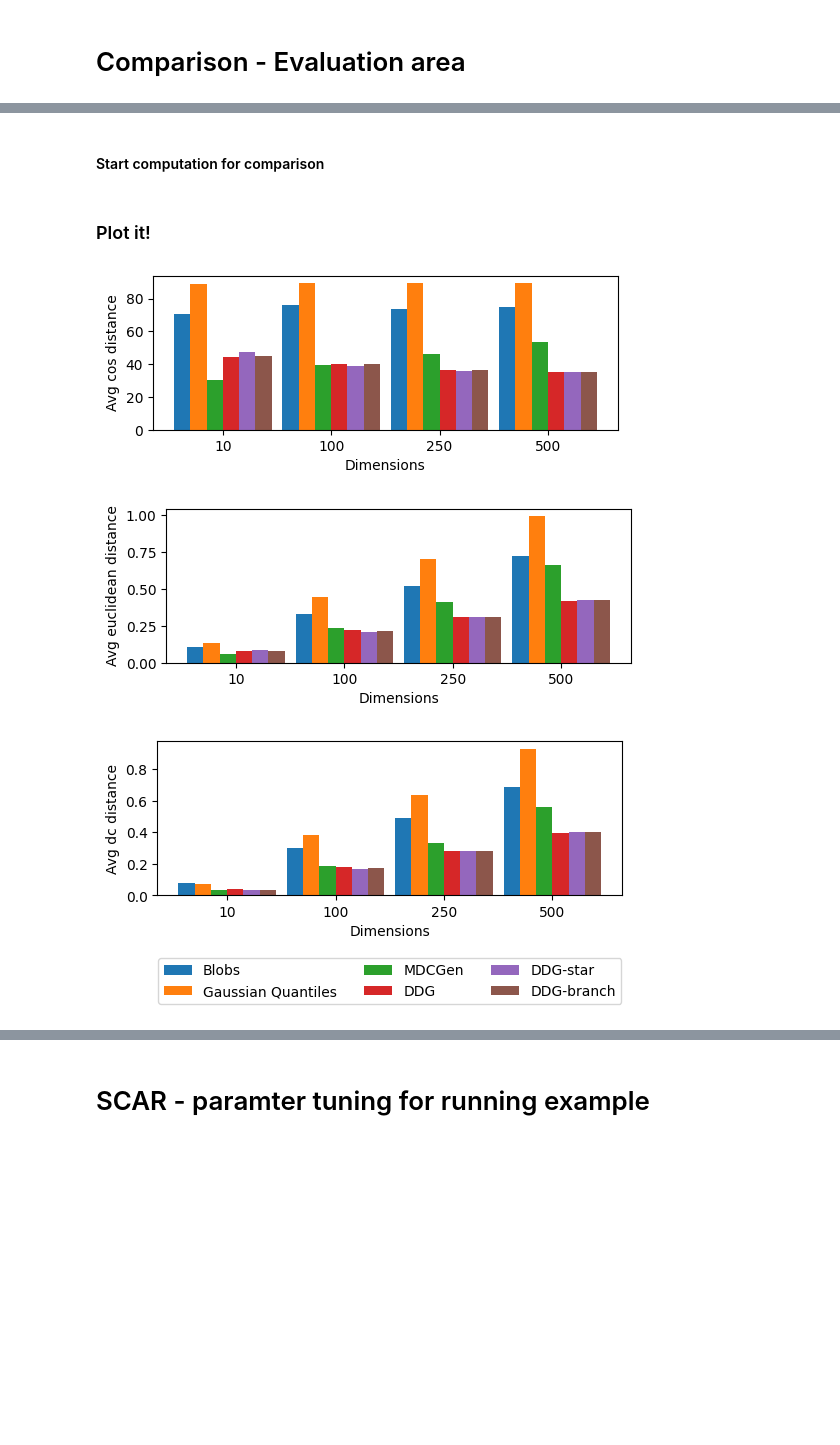
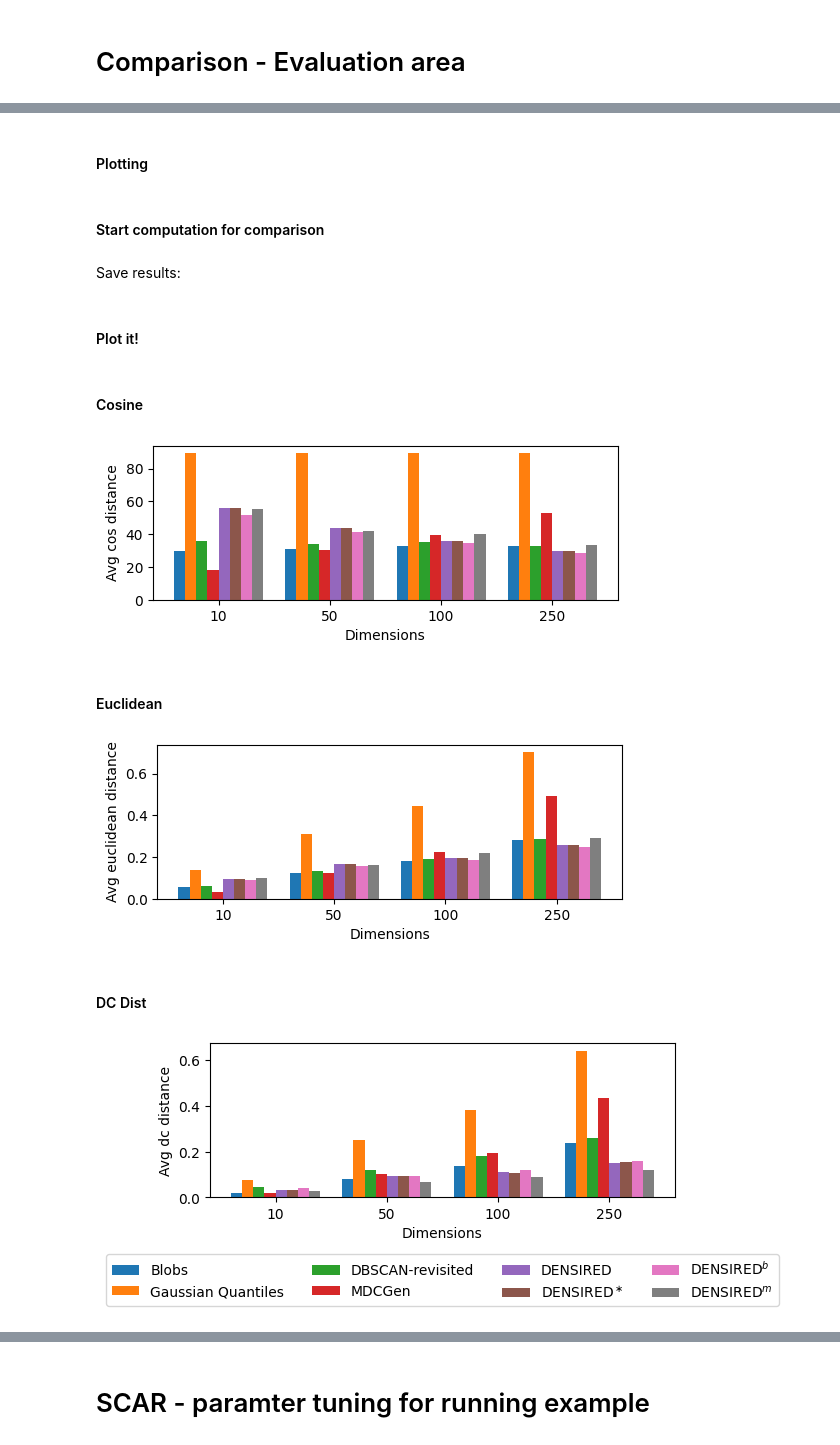
Before and after one commit to PhilJahn/DENSIRED, a Jupyter notebook: SynthDataGenImprovedAnalysis.ipynb, the cells around one changed output, grey strips where cells are left out. Drawn from its saved outputs; the diff is of its cells as text; code cells hidden in the pictures; blank space fills up the shorter version.

```diff
--- a/SynthDataGenImprovedAnalysis.ipynb
+++ b/SynthDataGenImprovedAnalysis.ipynb
@@ -1585,29 +261,38 @@ def compare_generators(x_range=[10, 100, 250, 500], metric="euclidean",
+# %% [markdown]
+#### Plotting
 # %%
 def plot(values_dict, xlabel="Dimensions", ylabel="Avg cos distance",
-         x_range=[10, 100, 250, 500], plot_legend=False, fname="plot.png"):
+         x_range=[10,25, 50, 100], plot_legend=False, fname="plot.png"):
 
     no_entries = len(list(values_dict.values())[0])
     fig = plt.figure(figsize=(6, 2))
-    barWidth = 0.15
+    barWidth = 0.1
     n_bars = np.arange(no_entries)
 
-    br1 = [x - 2.5*barWidth for x in n_bars]
-    br2 = [x - 1.5*barWidth for x in n_bars]
-    br3 = [x - 0.5*barWidth for x in n_bars]
-    br4 = [x + 0.5*barWidth for x in n_bars]
-    br5 = [x + 1.5*barWidth for x in n_bars]
-    br6 = [x + 2.5*barWidth for x in n_bars]
+    br1 = [x - 3.5*barWidth for x in n_bars]
+    br2 = [x - 2.5*barWidth for x in n_bars]
+    br3 = [x - 1.5*barWidth for x in n_bars]
+
+    br4 = [x - 0.5*barWidth for x in n_bars]
+    br5 = [x + 0.5*barWidth for x in n_bars]
+
+    br6 = [x + 1.5*barWidth for x in n_bars]
+    br7 = [x + 2.5*barWidth for x in n_bars]
+    br8 = [x + 3.5*barWidth for x in n_bars]
 
     plt.bar(br1, values_dict['blobs'], width = barWidth)
-    plt.bar(br2, values_dict['gaussian_quantiles'], width = barWidth)
-    plt.bar(br3, values_dict['mdcgen'], width=barWidth)
-    plt.bar(br4, values_dict['ddg'], width = barWidth)
-    plt.bar(br5, values_dict['ddg_star'], width=barWidth)
-    plt.bar(br6, values_dict['ddg_branch'], width=barWidth)
+    plt.bar(br2, values_dict['gaussian_quantiles'], width= barWidth)
+    plt.bar(br3, values_dict['revisited'], width=barWidth)
+    plt.bar(br4, values_dict['mdcgen'], width=barWidth)
+    plt.bar(br5, values_dict['ddg'], width = barWidth)
+    plt.bar(br6, values_dict['ddg_star'], width=barWidth)
+    plt.bar(br7, values_dict['ddg_branch'], width=barWidth)
+    plt.bar(br8, values_dict['ddg_mom'], width=barWidth)
 
     if plot_legend:
-        legend=['Blobs', 'Gaussian Quantiles', 'DENSIRED', r"DENSIRED$^\ast$", r"DENSIRED$^b$", "MDCGen"]
-        plt.legend(legend, loc="lower center",  ncol=3, bbox_to_anchor=(0.5, -0.75))
+        legend=['Blobs', 'Gaussian Quantiles', 'DBSCAN-revisited', "MDCGen",
+                'DENSIRED', r"DENSIRED$^\ast$", r"DENSIRED$^b$", r"DENSIRED$^m$"]
+        plt.legend(legend, loc="lower center",  ncol=4, bbox_to_anchor=(0.5, -0.75))
     plt.xlabel(xlabel)
     plt.ylabel(ylabel)
     plt.xticks(np.arange(0,no_entries))
@@ -1616,4 +301,6 @@ def plot(values_dict, xlabel="Dimensions", ylabel="Avg cos distance",
     plt.savefig(fname, bbox_inches='tight')
 # %% [markdown]
 #### Start computation for comparison
+# %%
+dims=[10, 50, 100, 250]
 # %%
@@ -1623,5 +310,7 @@ euclid_values = compare_generators(metric="euclidean")
 # %%
-dc_dist_values = compare_generators(metric="dcdist")
+dc_dist_values = compare_generators(x_range=dims, metric="dcdist")
+# %% [markdown]
+Save results:
 # %%
 import pickle
 
@@ -1633,17 +322,23 @@ with open('saved_dictionary_dcdist_cnum1.pkl', 'wb') as f:
     pickle.dump(dc_dist_values, f)
 # %% [markdown]
-### Plot it!
+#### Plot it!
+# %% [markdown]
+#### Cosine
 # %%
-plot(cos_values, plot_legend=False, fname="avg_cosine.png")
+plot(cos_values, x_range=dims, plot_legend=False, fname="avg_cosine.png")
 # %% [output]
-[figure, old version]
+[figure, new version]
+# %% [markdown]
+#### Euclidean
 # %%
-plot(euclid_values, plot_legend=False, ylabel="Avg euclidean distance", fname="avg_euclidean.png")
+plot(euclid_values, x_range=dims, plot_legend=False, ylabel="Avg euclidean distance", fname="avg_euclidean.png")
 # %% [output]
-[figure, old version]
+[figure, new version]
+# %% [markdown]
+#### DC Dist
 # %%
-plot(dc_dist_values, plot_legend=True, ylabel="Avg dc distance", fname="avg_dcdist.png")
+plot(dc_dist_values, x_range=dims, plot_legend=True, ylabel="Avg dc distance", fname="avg_dcdist.png")
 # %% [output]
-[figure, old version]
+[figure, new version]
 # %% [markdown]
 #### Plotting in one row
```
Also changed, not shown: parts of 51 cells of this notebook, 2 other files.
